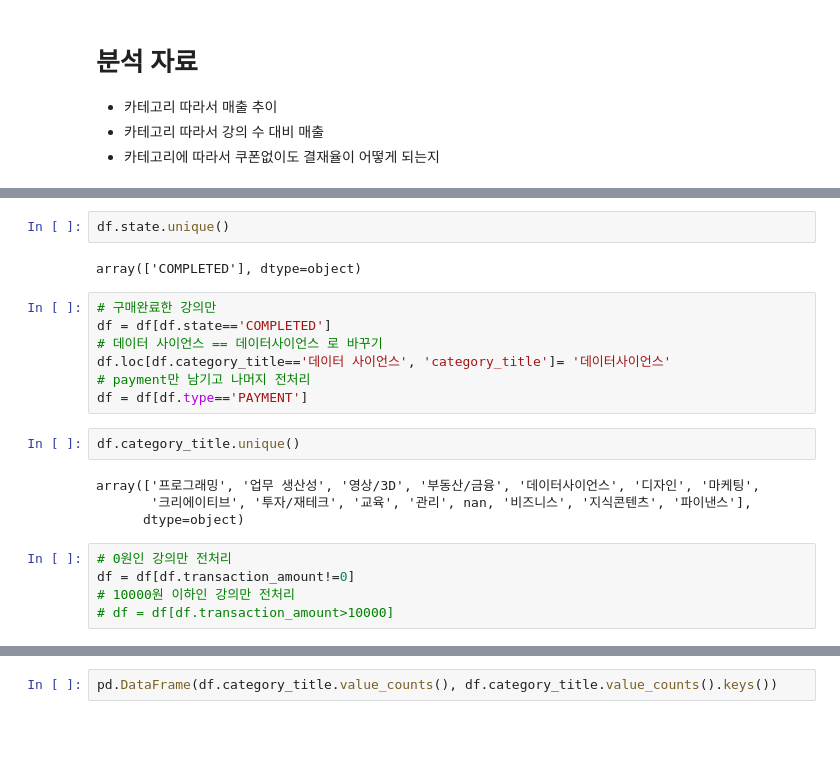
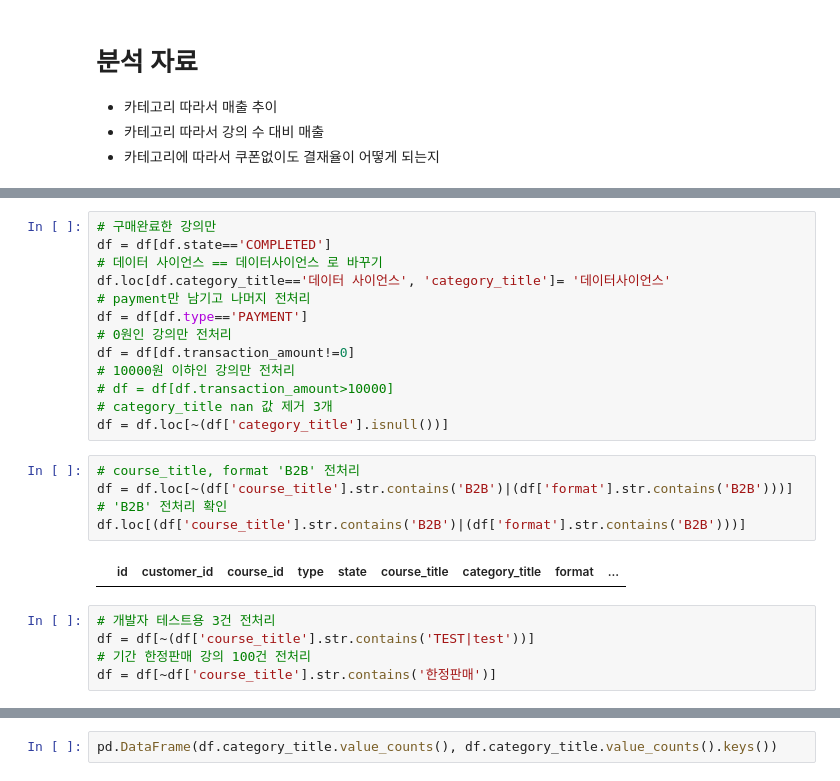
Before and after one commit to PKL-2022/FC_PJT, a Jupyter notebook: 패스트캠퍼스eda_JINSU.ipynb, the cells around one changed output, grey strips where cells are left out. Cells and saved outputs as stored; diff of their text form; blank space fills up the shorter version.

```diff
--- a/패스트캠퍼스eda_JINSU.ipynb
+++ b/패스트캠퍼스eda_JINSU.ipynb
@@ -62,10 +66,6 @@ df.head()
 | 2 | 970657 | 72297.0 | 204246.0 | PAYMENT | COMPLETED | 시크릿코드 : 프론트엔드 실무 완성편 | 프로그래밍 | 스쿨 온라인 | ... |
 | 3 | 970656 | 72297.0 | 204246.0 | ORDER | CANCELLED | 시크릿코드 : 프론트엔드 실무 완성편 | 프로그래밍 | 스쿨 온라인 | ... |
 | 4 | 970658 | 478028.0 | 201797.0 | PAYMENT | COMPLETED | 올인원 패키지 : 직장인 필수 스킬 3종 세트 MAX | 업무 생산성 | 올인원 | ... |
-# %%
-df.state.unique()
-# %% [output]
-array(['COMPLETED'], dtype=object)
 # %%
 # 구매완료한 강의만
 df = df[df.state=='COMPLETED']
@@ -73,14 +73,21 @@ df = df[df.state=='COMPLETED']
 df.loc[df.category_title=='데이터 사이언스', 'category_title']= '데이터사이언스'
 # payment만 남기고 나머지 전처리
 df = df[df.type=='PAYMENT']
+# 0원인 강의만 전처리
+df = df[df.transaction_amount!=0]
+# 10000원 이하인 강의만 전처리
+# df = df[df.transaction_amount>10000]
+# category_title nan 값 제거 3개
+df = df.loc[~(df['category_title'].isnull())]
-# %%
-df.category_title.unique()
-# %% [output]
-array(['프로그래밍', '업무 생산성', '영상/3D', '부동산/금융', '데이터사이언스', '디자인', '마케팅',
-       '크리에이티브', '투자/재테크', '교육', '관리', nan, '비즈니스', '지식콘텐츠', '파이낸스'],
-      dtype=object)
-# %%
-# 0원인 강의만 전처리
-df = df[df.transaction_amount!=0]
-# 10000원 이하인 강의만 전처리
-# df = df[df.transaction_amount>10000]
+# %%
+# course_title, format 'B2B' 전처리
+df = df.loc[~(df['course_title'].str.contains('B2B')|(df['format'].str.contains('B2B')))]
+# 'B2B' 전처리 확인
+df.loc[(df['course_title'].str.contains('B2B')|(df['format'].str.contains('B2B')))]
+# %% [output]
+|  | id | customer_id | course_id | type | state | course_title | category_title | format | ... |
+# %%
+# 개발자 테스트용 3건 전처리
+df = df[~(df['course_title'].str.contains('TEST|test'))]
+# 기간 한정판매 강의 100건 전처리
+df = df[~df['course_title'].str.contains('한정판매')]
```
Also changed, not shown: parts of 10 cells of this notebook, 1 other file.
